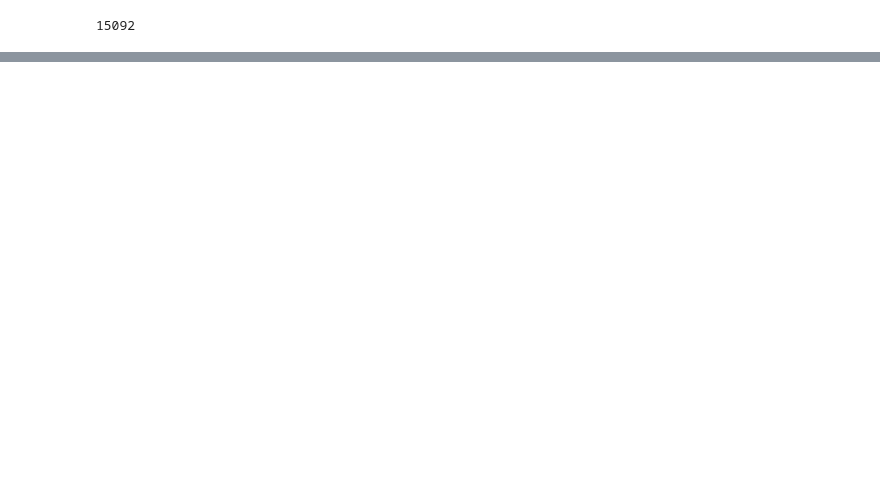
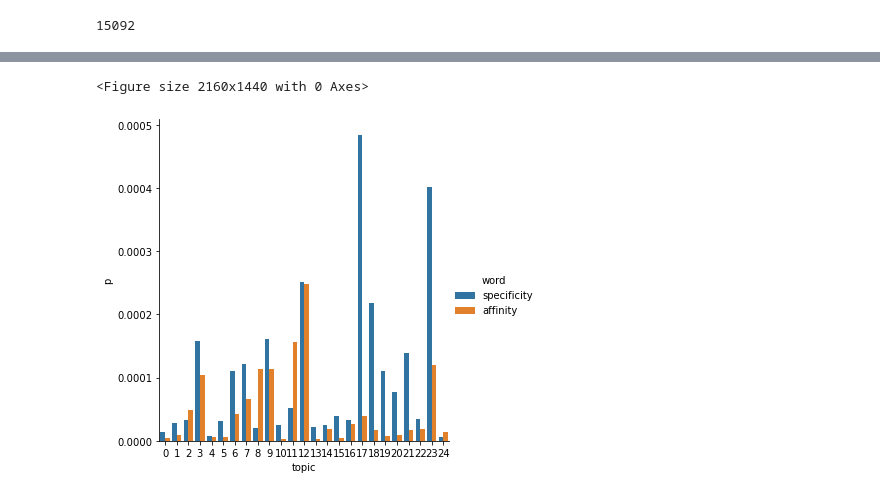
Before and after one commit to omlean/The-Specificity-Project, a Jupyter notebook: visualization.ipynb, the cells around one changed output, grey strips where cells are left out. Saved outputs shown, nothing was run; the diff lists cells and outputs as text; code cells hidden in the pictures; blank space fills up the shorter version.

```diff
--- a/visualization.ipynb
+++ b/visualization.ipynb
@@ -116,3 +99,0 @@ plt.legend(loc='upper right')
-# %%
-word = 'specificity'
-my_vis.word_report(word, corpus, model, top_topics=10)
@@ -151,0 +295,7 @@ spec_words
+# %%
+wordlist = ['specificity', 'affinity']
+word_ids = [dictionary.token2id[word] for word in wordlist]
+word_topics = model.get_topics()[:,word_ids]
+data = pd.DataFrame(word_topics, columns=wordlist).stack().reset_index()
+data.rename(columns={'level_0': 'topic', 'level_1':'word', 0:'p'}, inplace=True)
+data
@@ -151,0 +320,7 @@ spec_words
+# %%
+plt.figure(figsize=(30,20))
+sns.catplot(data=data, kind='bar', x='topic', y='p', hue='word')
+plt.show()
+# %% [output]
+<Figure size 2160x1440 with 0 Axes>
+[figure, added]
```
Also changed, not shown: parts of 43 cells of this notebook, 5 other files.
